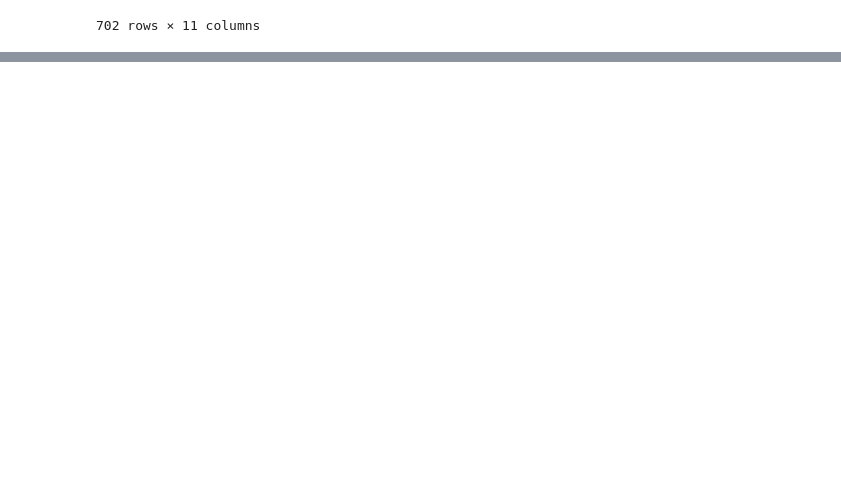
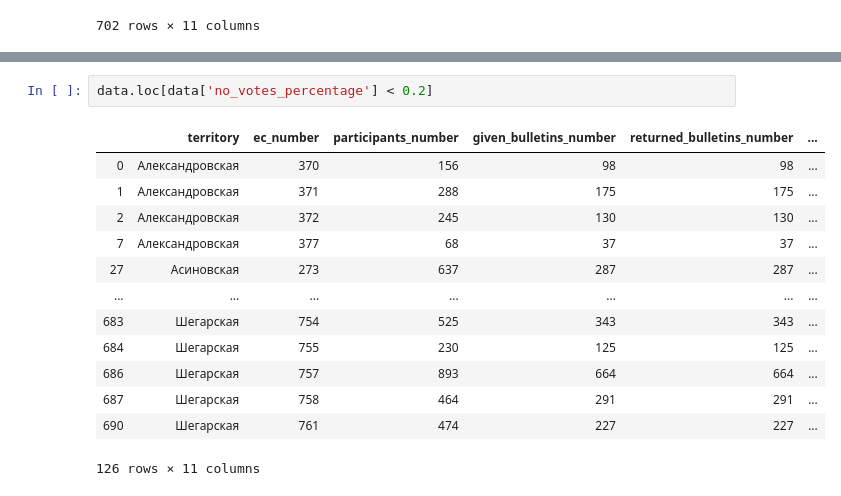
Before and after one commit to ectuser/ConstitutionVoteAnalysis, a Jupyter notebook: Data/Analysis.ipynb, the cells around one changed output, grey strips where cells are left out. Cells and saved outputs as stored; diff of their text form; blank space fills up the shorter version.

```diff
--- a/Data/Analysis.ipynb
+++ b/Data/Analysis.ipynb
@@ -79,0 +91,16 @@ data.sort_values(by=['no_votes_percentage'], ascending=False)
+# %%
+data.loc[data['no_votes_percentage'] < 0.2]
+# %% [output]
+|  | territory | ec_number | participants_number | given_bulletins_number | returned_bulletins_number | ... |
+| 0 | Александровская | 370 | 156 | 98 | 98 | ... |
+| 1 | Александровская | 371 | 288 | 175 | 175 | ... |
+| 2 | Александровская | 372 | 245 | 130 | 130 | ... |
+| 7 | Александровская | 377 | 68 | 37 | 37 | ... |
+| 27 | Асиновская | 273 | 637 | 287 | 287 | ... |
+| ... | ... | ... | ... | ... | ... | ... |
+| 683 | Шегарская | 754 | 525 | 343 | 343 | ... |
+| 684 | Шегарская | 755 | 230 | 125 | 125 | ... |
+| 686 | Шегарская | 757 | 893 | 664 | 664 | ... |
+| 687 | Шегарская | 758 | 464 | 291 | 291 | ... |
+| 690 | Шегарская | 761 | 474 | 227 | 227 | ... |
+126 rows × 11 columns
```
Also changed, not shown: parts of 2 cells of this notebook.
